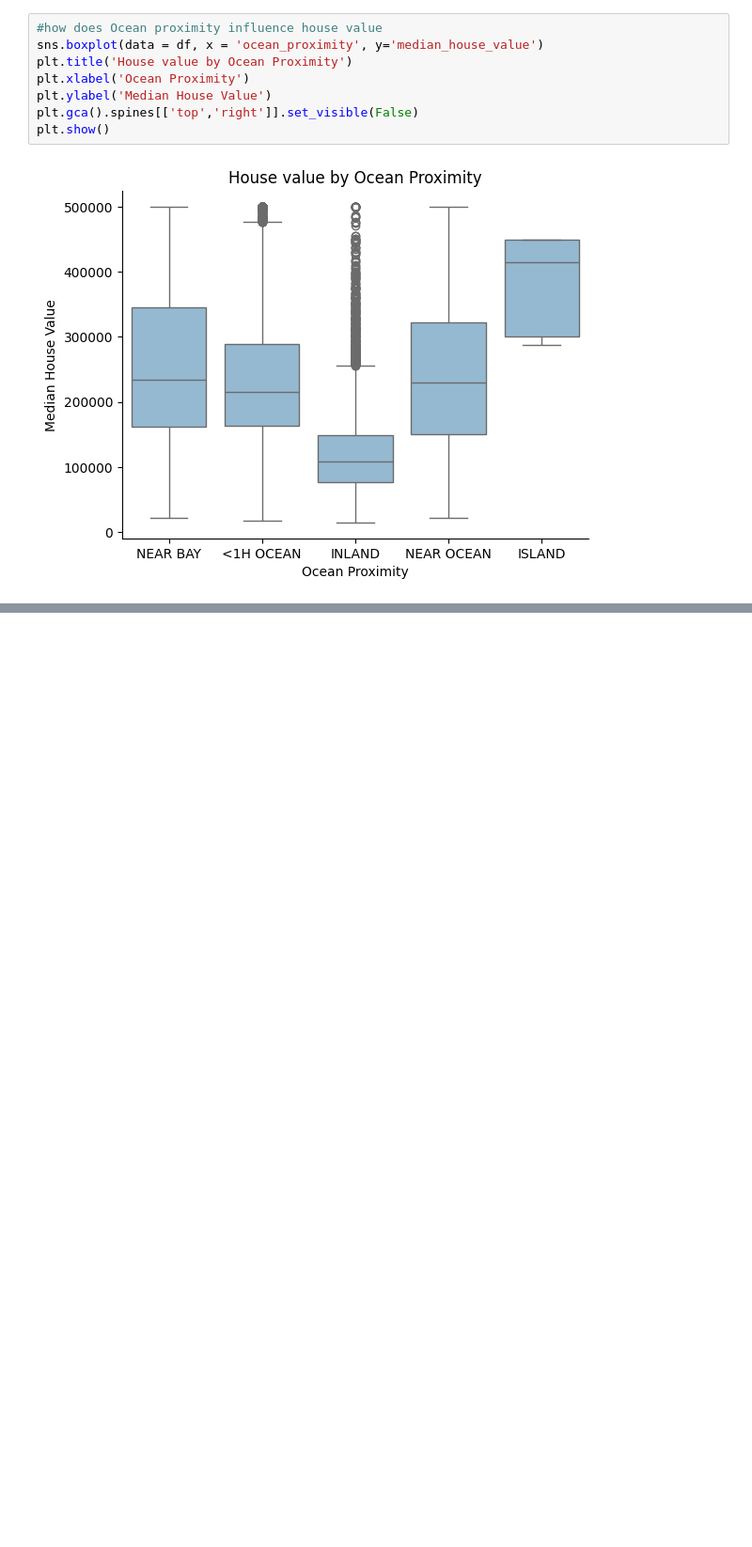
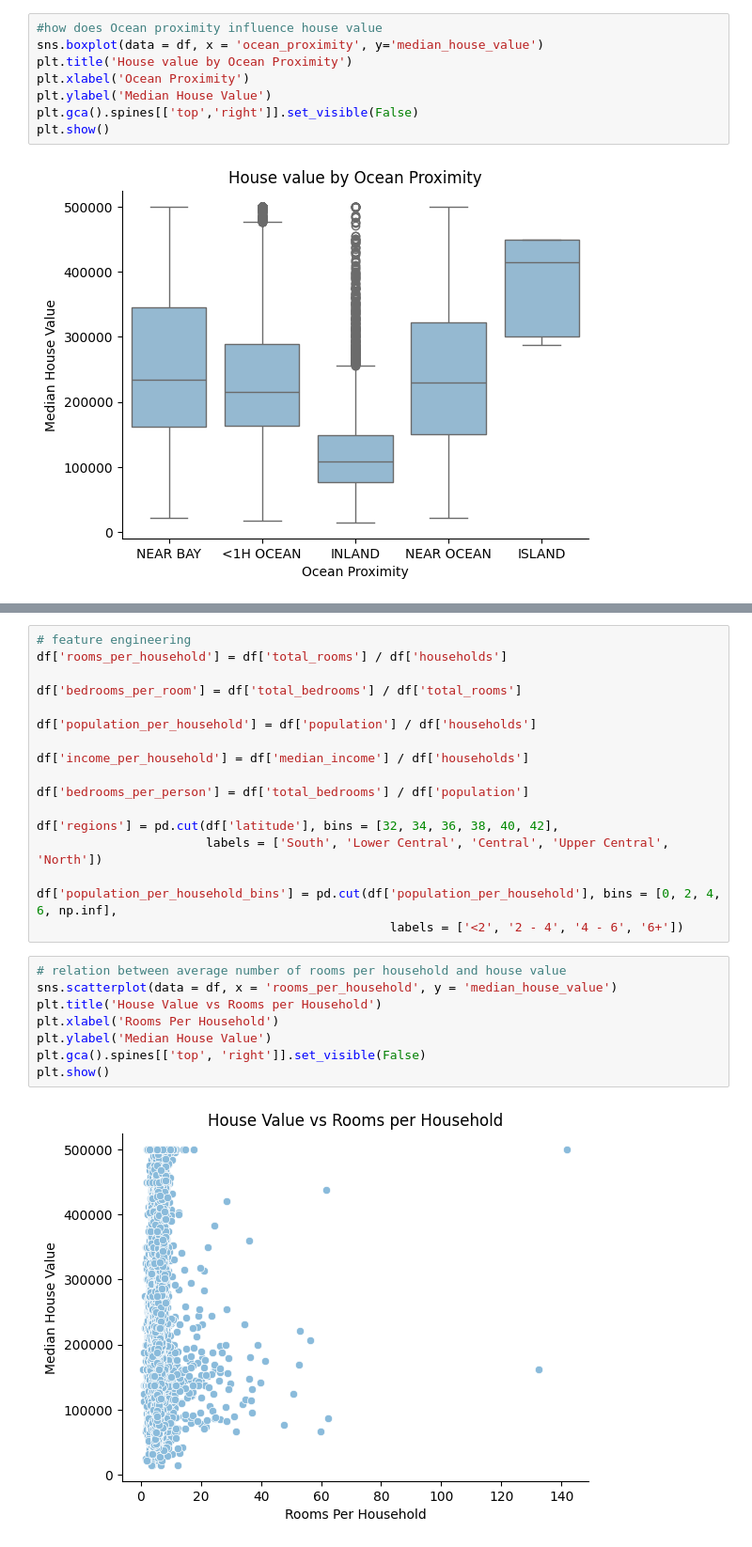
Before and after one commit to akhilvarshney9/EDA-Project, a Jupyter notebook: eda_project.ipynb, the cells around one changed output, grey strips where cells are left out. Shown at 94% size. Cells and saved outputs as stored; diff of their text form; blank space fills up the shorter version.

```diff
--- a/eda_project.ipynb
+++ b/eda_project.ipynb
@@ -161,0 +174,27 @@ plt.show()
+# %%
+# feature engineering
+df['rooms_per_household'] = df['total_rooms'] / df['households']
+
+df['bedrooms_per_room'] = df['total_bedrooms'] / df['total_rooms']
+
+df['population_per_household'] = df['population'] / df['households']
+
+df['income_per_household'] = df['median_income'] / df['households']
+
+df['bedrooms_per_person'] = df['total_bedrooms'] / df['population']
+
+df['regions'] = pd.cut(df['latitude'], bins = [32, 34, 36, 38, 40, 42],
+                       labels = ['South', 'Lower Central', 'Central', 'Upper Central', 'North'])
+
+df['population_per_household_bins'] = pd.cut(df['population_per_household'], bins = [0, 2, 4, 6, np.inf],
+                                                labels = ['<2', '2 - 4', '4 - 6', '6+'])
+# %%
+# relation between average number of rooms per household and house value
+sns.scatterplot(data = df, x = 'rooms_per_household', y = 'median_house_value')
+plt.title('House Value vs Rooms per Household')
+plt.xlabel('Rooms Per Household')
+plt.ylabel('Median House Value')
+plt.gca().spines[['top', 'right']].set_visible(False)
+plt.show()
+# %% [output]
+[figure, added]
```
Also changed, not shown: parts of 4 cells of this notebook.
